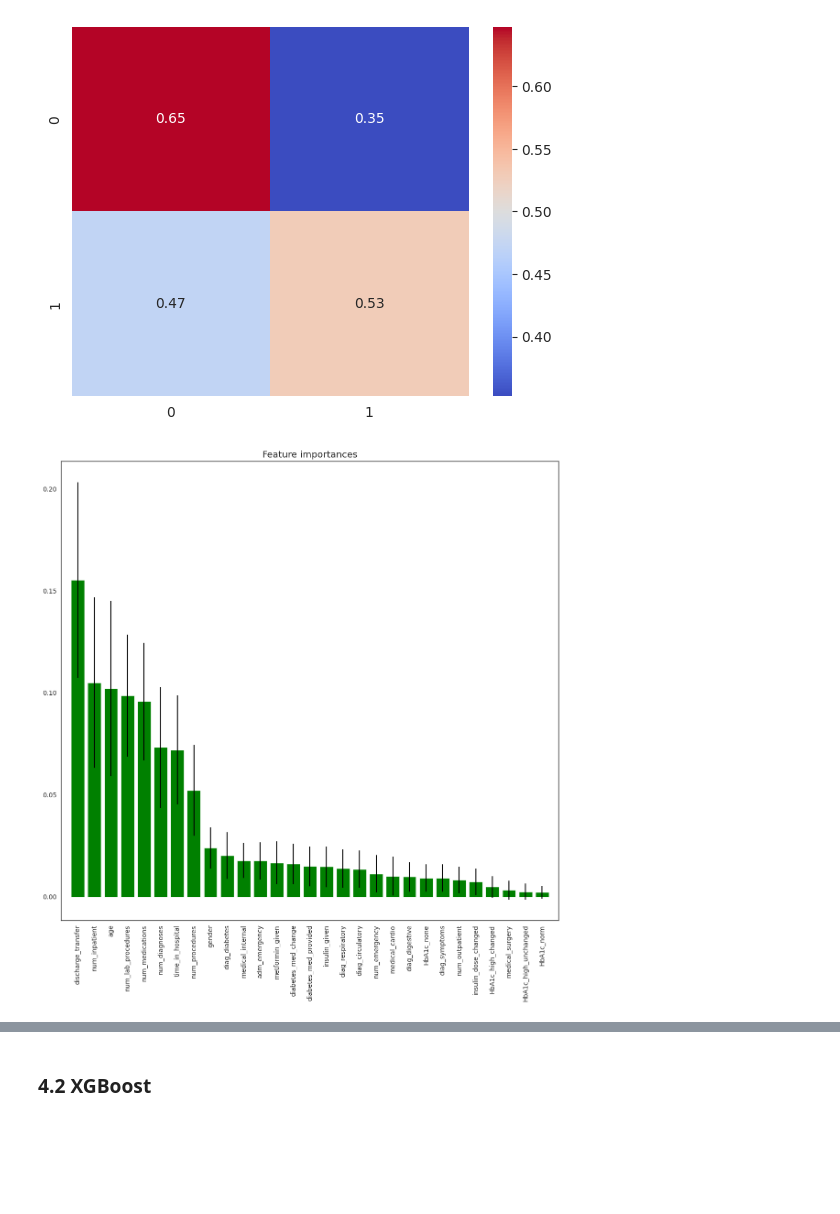
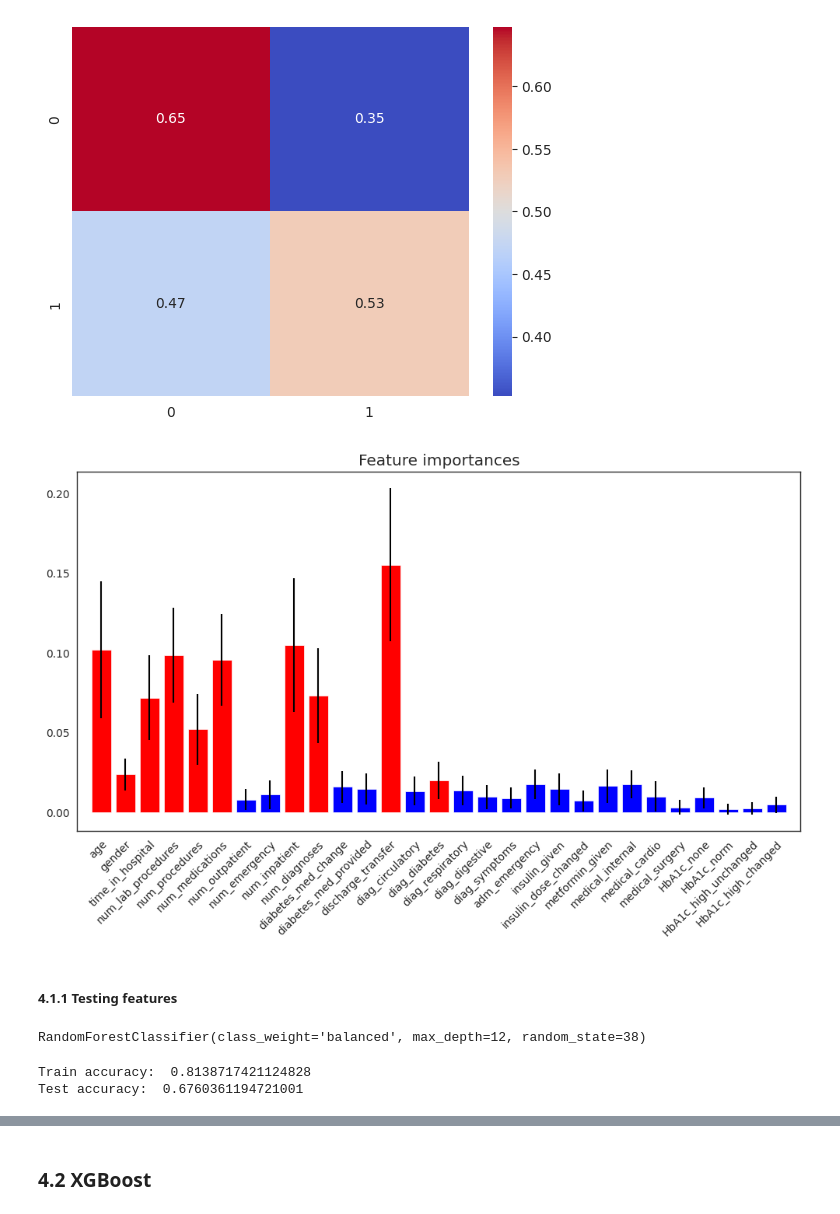
Before and after one commit to MechaMic38/unibs_mldm_diabetes, a Jupyter notebook: notebooks/feature_selection.ipynb, the cells around one changed output, grey strips where cells are left out. Drawn from its saved outputs; the diff is of its cells as text; code cells hidden in the pictures; blank space fills up the shorter version.

Commit message:
Completed feature selection.

```diff
--- a/notebooks/feature_selection.ipynb
+++ b/notebooks/feature_selection.ipynb
@@ -154,6 +154,9 @@ X_test[NUMERICAL_COLUMNS] = scaler_std.transform(X_test[NUMERICAL_COLUMNS])
 # %% [markdown]
 ## **4. Feature Selection**
 Selecting the best $K$ features from the dataset.
+# %%
+# Number of features to select
+K = 10 # 10 is good, 7 slightly less good
 # %% [markdown]
 ### 4.1 Random Forest
 # %%
@@ -197,20 +200,40 @@ sns.heatmap(cm, annot=True, fmt=".2f", cmap='coolwarm')
 # %% [output]
 <Axes: >
 [figure]
+# %%
+# Select the K=10 best features with highest lasso coefficients
+features = pd.DataFrame({'feature': X_train_resampled.columns, 'importance': rf.feature_importances_})
+features = features.sort_values(by='importance', ascending=False).reset_index(drop=True)
+features = features.head(K)
+features = features['feature'].values
+features_rf = features
 # %%
-importances = rf.feature_importances_
+importances_rf = rf.feature_importances_
 std = np.std([tree.feature_importances_ for tree in rf.estimators_],
              axis=0)
-indices = np.argsort(importances)[::-1]
 
 # Plot the feature importances of the forest
+colors = ['r' if c in features else 'b' for c in X_train_resampled.columns]
 
-plt.figure(1, figsize=(14, 13))
+plt.figure(1, figsize=(12, 6))
 plt.title("Feature importances")
-plt.bar(range(X_train_resampled.shape[1]), importances[indices],
-       color="g", yerr=std[indices], align="center")
-plt.xticks(range(X_train_resampled.shape[1]), X_train_resampled.columns[indices],rotation=90)
+plt.bar(range(X_train_resampled.shape[1]), importances_rf,
+       color=colors, yerr=std, align="center")
+plt.xticks(range(X_train_resampled.shape[1]), X_train_resampled.columns, rotation=45, ha='right', rotation_mode='anchor')
 plt.xlim([-1, X_train_resampled.shape[1]])
 plt.show()
 # %% [output]
-[figure, old version]
+[figure, new version]
+# %% [markdown]
+##### 4.1.1 Testing features
+# %%
+rf = RandomForestClassifier(
+    n_estimators=100,
+    # min_samples_leaf=20,
+    max_depth=12,
+    class_weight="balanced",
+    random_state=RANDOM_STATE
+)
+rf.fit(X_train_resampled[features], y_train_resampled)
+# %% [output]
+RandomForestClassifier(class_weight='balanced', max_depth=12, random_state=38)
@@ -216,0 +243,9 @@ plt.show()
+# %%
+ac_train = accuracy_score(y_train_resampled, y_train_pred)
+ac_test = accuracy_score(y_test, y_test_pred)
+
+print('Train accuracy: ', ac_train)
+print('Test accuracy: ', ac_test)
+# %% [output]
+Train accuracy:  0.8138717421124828
+Test accuracy:  0.6760361194721001
```
Also changed, not shown: parts of 68 cells of this notebook, 2 other files.
